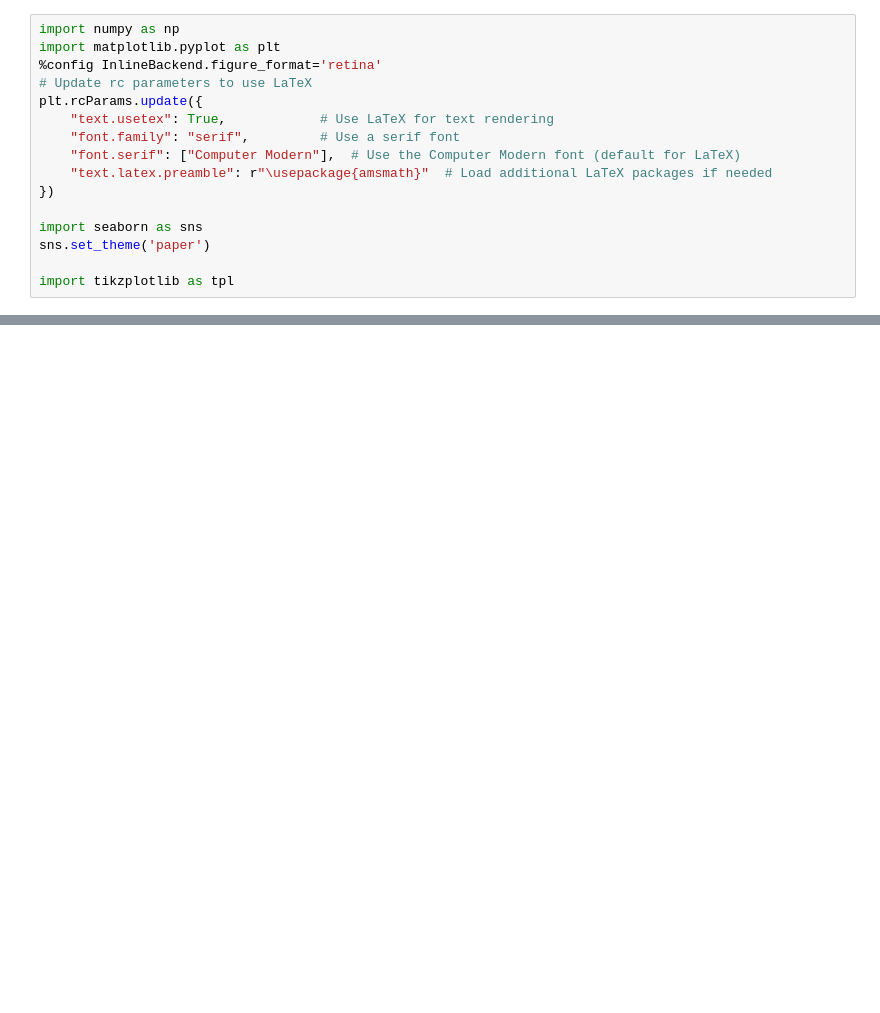
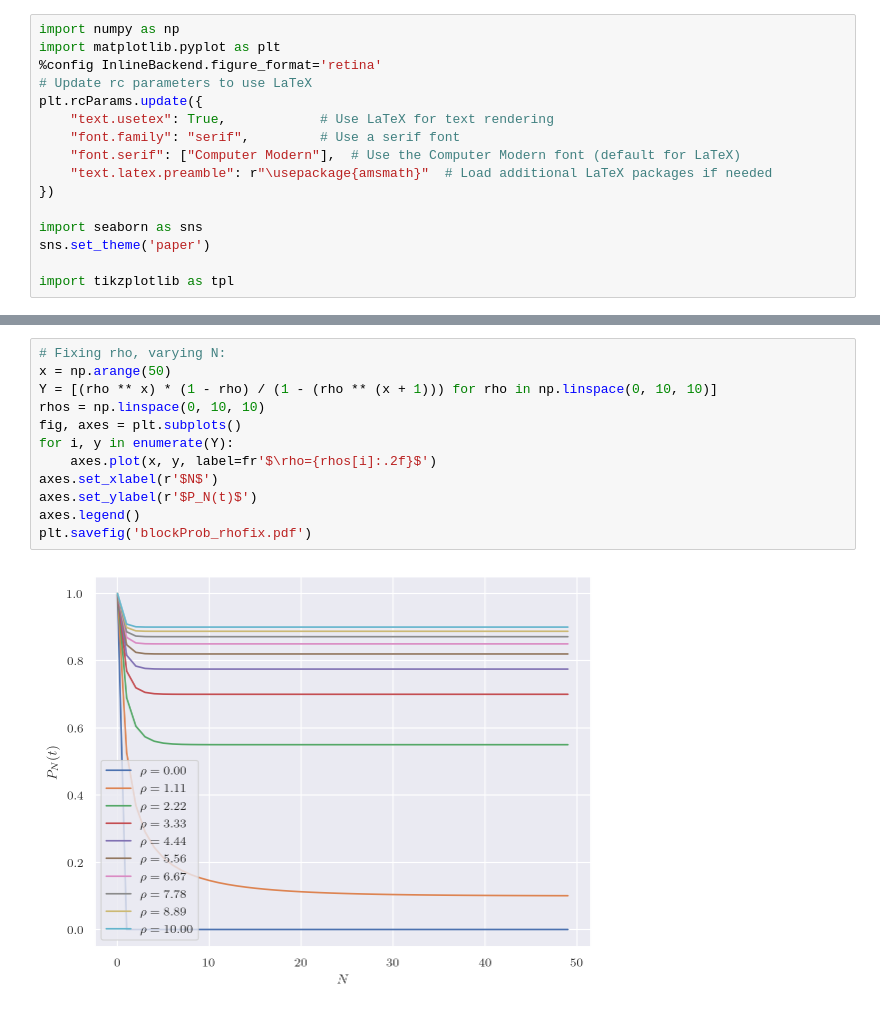
Before and after one commit to RishP11/Queueing_Theory, a Jupyter notebook: seminar_notes/plots/script.ipynb, the cells around one changed output, grey strips where cells are left out. Drawn from its saved outputs; the diff is of its cells as text; blank space fills up the shorter version.

```diff
--- a/seminar_notes/plots/script.ipynb
+++ b/seminar_notes/plots/script.ipynb
@@ -35,0 +50,14 @@ plt.savefig('var_mm1.pdf')
+# %%
+# Fixing rho, varying N:
+x = np.arange(50)
+Y = [(rho ** x) * (1 - rho) / (1 - (rho ** (x + 1))) for rho in np.linspace(0, 10, 10)]
+rhos = np.linspace(0, 10, 10)
+fig, axes = plt.subplots()
+for i, y in enumerate(Y):
+    axes.plot(x, y, label=fr'$\rho={rhos[i]:.2f}$')
+axes.set_xlabel(r'$N$')
+axes.set_ylabel(r'$P_N(t)$')
+axes.legend()
+plt.savefig('blockProb_rhofix.pdf')
+# %% [output]
+[figure, added]
```
Also changed, not shown: parts of 3 cells of this notebook, 10 other files.
